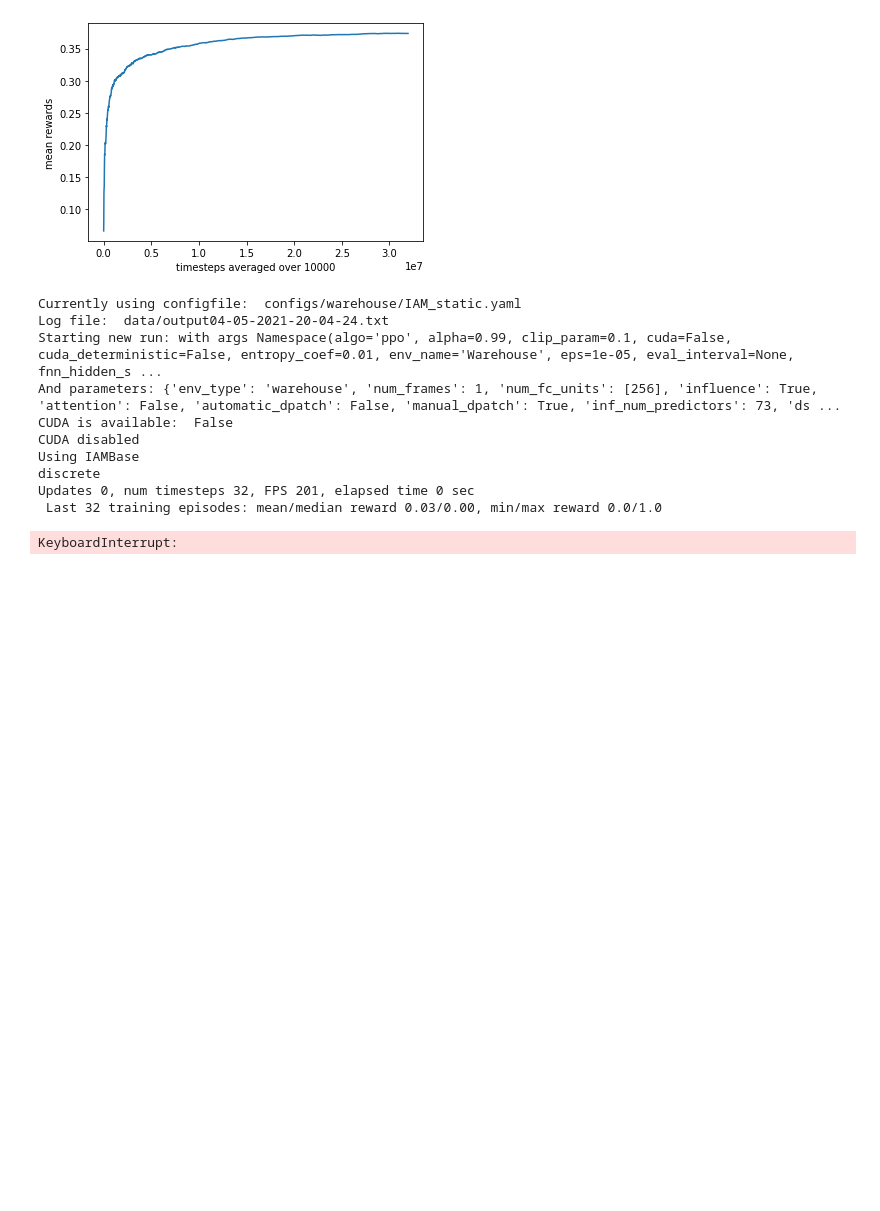
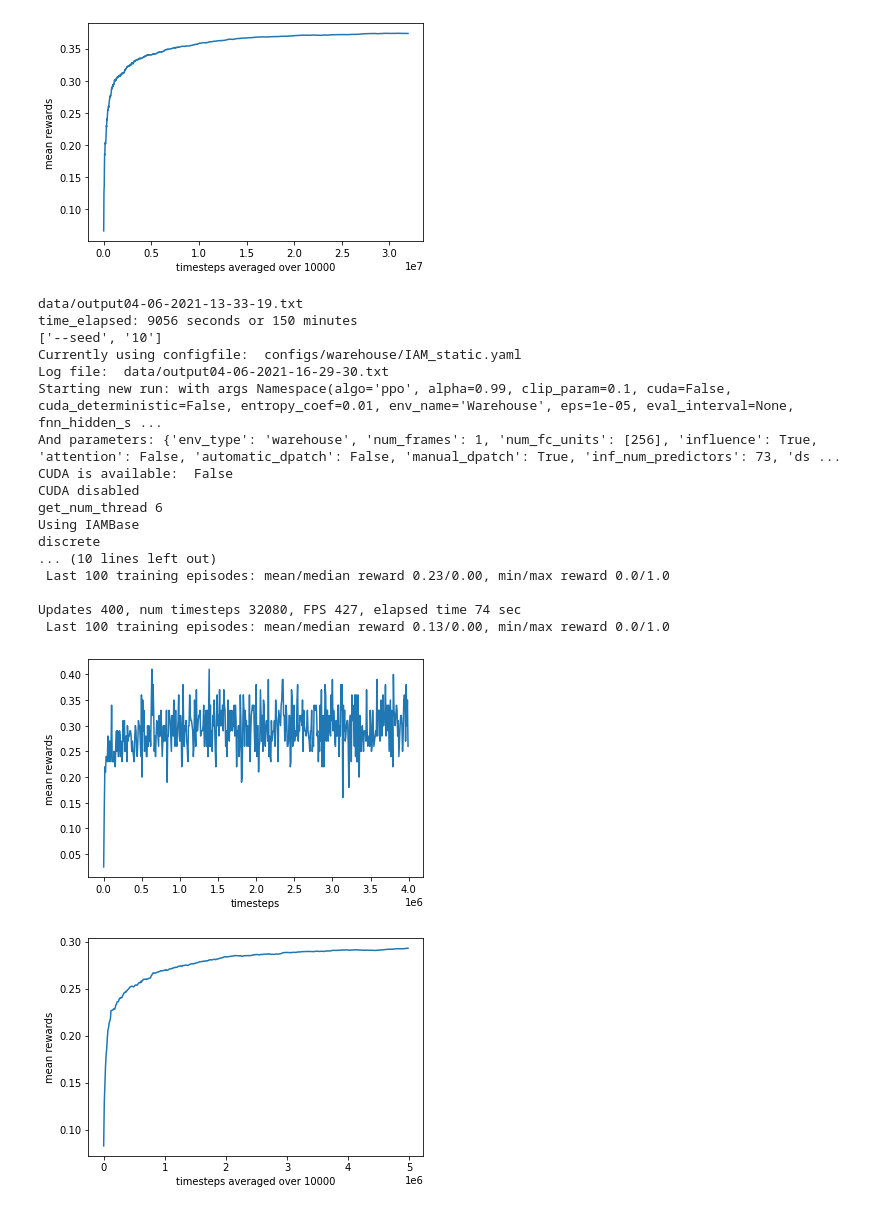
Before and after one commit to gijskoning/Reproducibility_project, a Jupyter notebook: experiments.ipynb, the cells around one changed output. Drawn from its saved outputs; the diff is of its cells as text; code cells hidden in the pictures; blank space fills up the shorter version.

```diff
--- a/experiments.ipynb
+++ b/experiments.ipynb
@@ -125,23 +125,35 @@ for x in range(7):
 plt.imshow(img)
 plt.show()
 # %%
+import torch
+torch.set_num_threads(6)
 # Running Warehouse IAM-128 3 times with command:
-args = "--env-name Warehouse --yaml-file IAM_static --fnn-hidden-sizes 512,256 --rec-hidden-size 128 --algo ppo --recurrent-policy --use-gae --lr 2.5e-4 --clip-param 0.1 --value-loss-coef 1 --num-processes 4 --num-steps 8 --num-mini-batch 4 --log-interval 100 --use-linear-lr-decay --entropy-coef 0.01"
+args = "--env-name Warehouse --yaml-file IAM_static --fnn-hidden-sizes 512,256 --rec-hidden-size 128 --algo ppo --recurrent-policy --use-gae --lr 2.5e-4 --clip-param 0.1 --value-loss-coef 1 --num-processes 10 --num-steps 8 --num-mini-batch 4 --log-interval 100 --use-linear-lr-decay --entropy-coef 0.01"
 arg_list = args.split(" ")
-for i in range(3):
-    seed_arg = ['--seed', 10*i]
+plot_data("output04-06-2021-13-33-19.txt")
+for i in range(1,3):
+    seed_arg = ['--seed', str(10*i)]
+    print(seed_arg)
     main = Main(arg_list+seed_arg)
     main.run()
     plot_data("output"+main.data_saver.file_name)
 # %% [output]
+data/output04-06-2021-13-33-19.txt
+time_elapsed: 9056 seconds or 150 minutes
+['--seed', '10']
 Currently using configfile:  configs/warehouse/IAM_static.yaml
-Log file:  data/output04-05-2021-20-04-24.txt
+Log file:  data/output04-06-2021-16-29-30.txt
 Starting new run: with args Namespace(algo='ppo', alpha=0.99, clip_param=0.1, cuda=False, cuda_deterministic=False, entropy_coef=0.01, env_name='Warehouse', eps=1e-05, eval_interval=None, fnn_hidden_s ...
 And parameters: {'env_type': 'warehouse', 'num_frames': 1, 'num_fc_units': [256], 'influence': True, 'attention': False, 'automatic_dpatch': False, 'manual_dpatch': True, 'inf_num_predictors': 73, 'ds ...
 CUDA is available:  False
 CUDA disabled
+get_num_thread 6
 Using IAMBase
 discrete
-Updates 0, num timesteps 32, FPS 201, elapsed time 0 sec
- Last 32 training episodes: mean/median reward 0.03/0.00, min/max reward 0.0/1.0
+... (10 lines left out)
+ Last 100 training episodes: mean/median reward 0.23/0.00, min/max reward 0.0/1.0
+
+Updates 400, num timesteps 32080, FPS 427, elapsed time 74 sec
+ Last 100 training episodes: mean/median reward 0.13/0.00, min/max reward 0.0/1.0
-KeyboardInterrupt:
+[figure, added]
+[figure, added]
```
Also changed, not shown: 2 other files.
